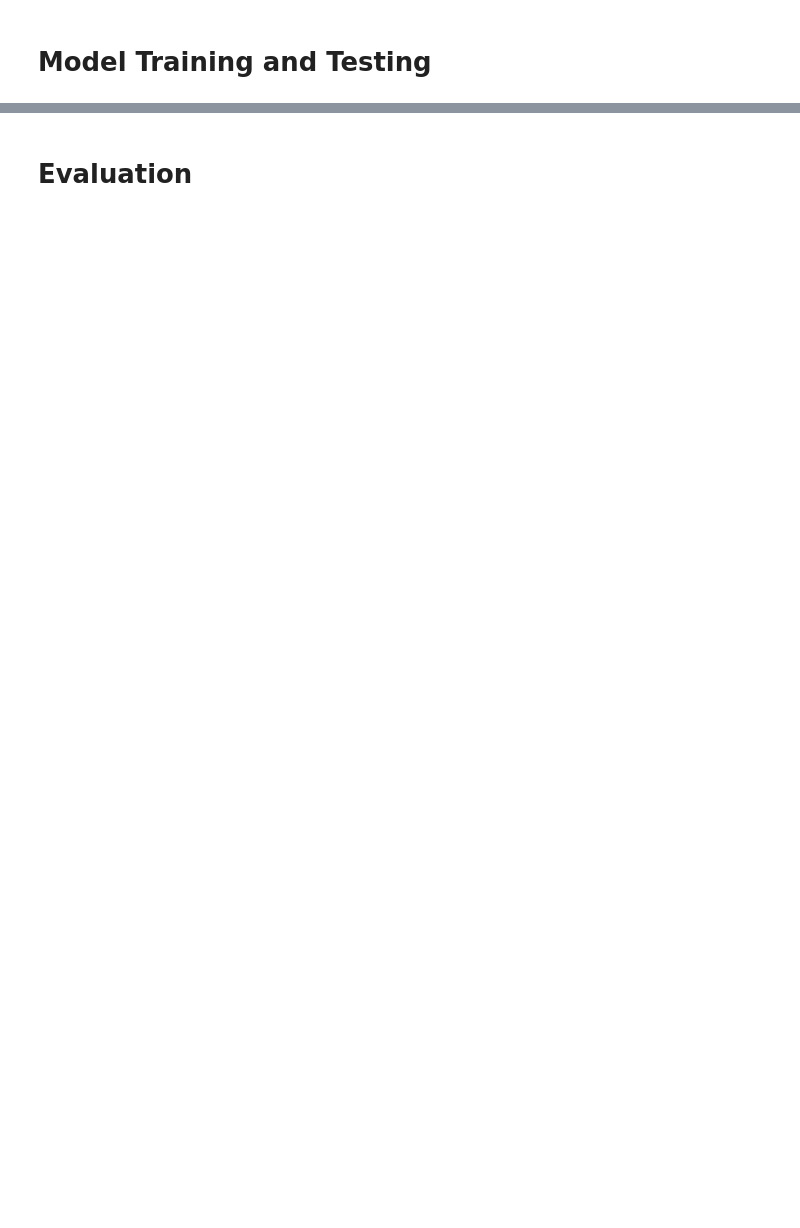
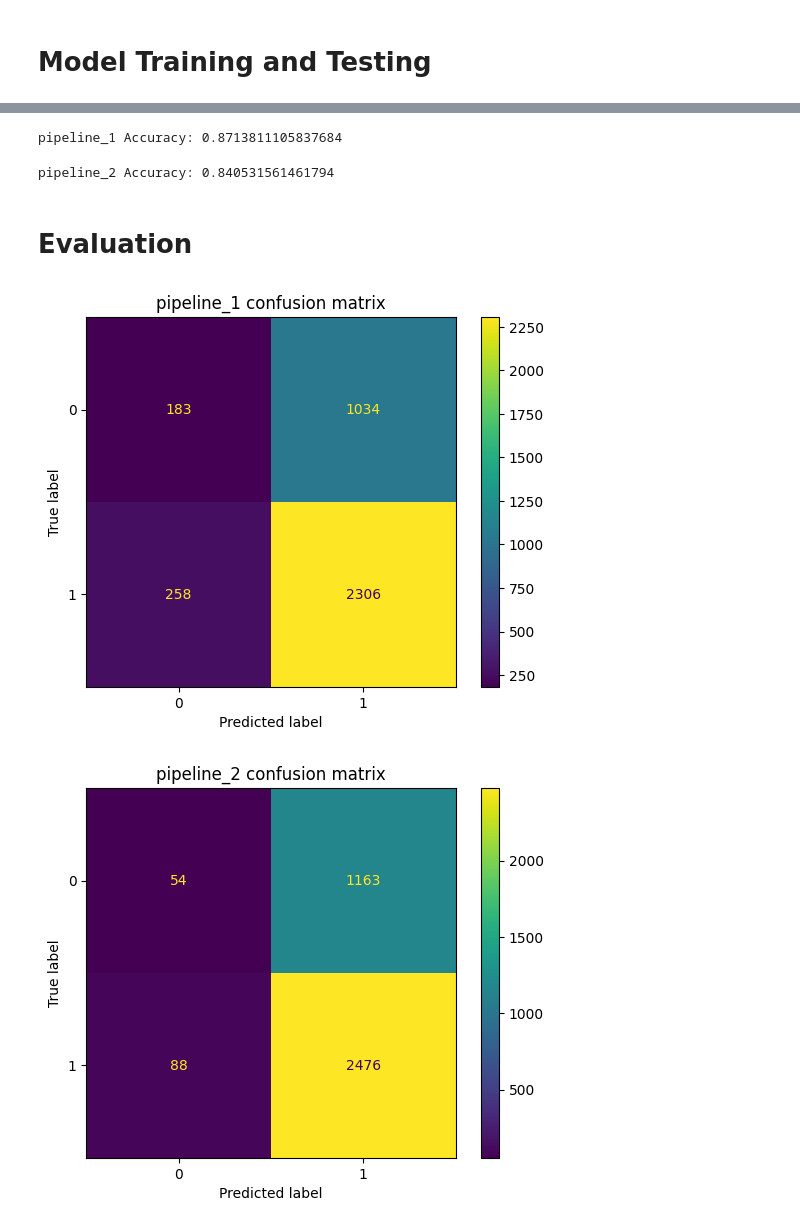
Before and after one commit to tee1g21/Machine-Learning-Technologies-Coursework, a Jupyter notebook: mediaEval.ipynb, the cells around one changed output, grey strips where cells are left out. Drawn from its saved outputs; the diff is of its cells as text; code cells hidden in the pictures; blank space fills up the shorter version.

```diff
--- a/mediaEval.ipynb
+++ b/mediaEval.ipynb
@@ -398,2 +374,61 @@ accuracy:   0.331
+# %%
+#training pipeline_1
+pipeline_1.fit(X_train, y_train)
+
+#evaluating pipeline_1
+accuracy_1 = pipeline_1.score(X_val, y_val)
+print("pipeline_1 Accuracy:", accuracy_1)
+# %% [output]
+pipeline_1 Accuracy: 0.8713811105837684
+# %%
+#training pipeline_2
+pipeline_2.fit(X_train, y_train)
+
+#evaluating pipeline_1
+accuracy_2 = pipeline_2.score(X_val, y_val)
+print("pipeline_2 Accuracy:", accuracy_2)
+# %% [output]
+pipeline_2 Accuracy: 0.840531561461794
+# %%
+#predicting on test set
+pred_test_1 = pipeline_1.predict(test_df["cleanText"])
+
+pred_test_2 = pipeline_2.predict(test_df["cleanText"])
 # %% [markdown]
 # Evaluation
+# %%
+#evaluating pipeline performance
+from sklearn.metrics import confusion_matrix, ConfusionMatrixDisplay
+from sklearn.metrics import classification_report
+
+
+cm_1 = confusion_matrix(test_df['label'], pred_test_1)
+disp_1 = ConfusionMatrixDisplay(confusion_matrix=cm_1, display_labels=pipeline_1.classes_).plot()
+
+plt.title("pipeline_1 confusion matrix")
+plt.show()
+
+#confusion matrix for pipeline_2
+
+cm_2 = confusion_matrix(test_df['label'], pred_test_2)
+disp_1 = ConfusionMatrixDisplay(confusion_matrix=cm_2, display_labels=pipeline_2.classes_).plot()
+
+plt.title("pipeline_2 confusion matrix")
+plt.show()
+
+
+#Classification Report 1
+
+report_1 = classification_report(test_df['label'], pred_test_1)
+print("pipeline_1 classification report:\n")
+print(report_1)
+
+
+
+#Classification Report 2
+report_2 = classification_report(test_df['label'], pred_test_2)
+print("\npipeline_2 classification report:\n")
+print(report_2)
+# %% [output]
+[figure, added]
+[figure, added]
```
Also changed, not shown: parts of 25 cells of this notebook.
